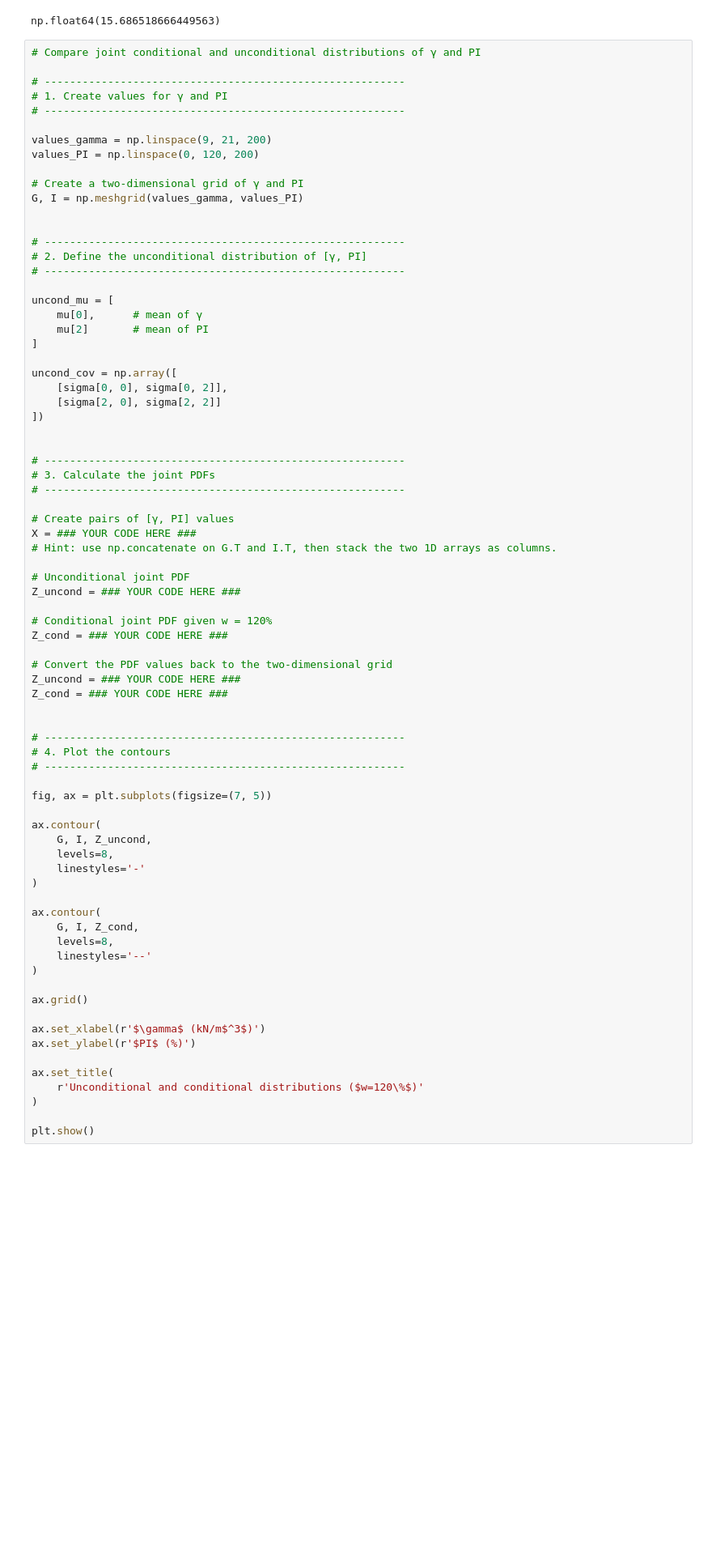
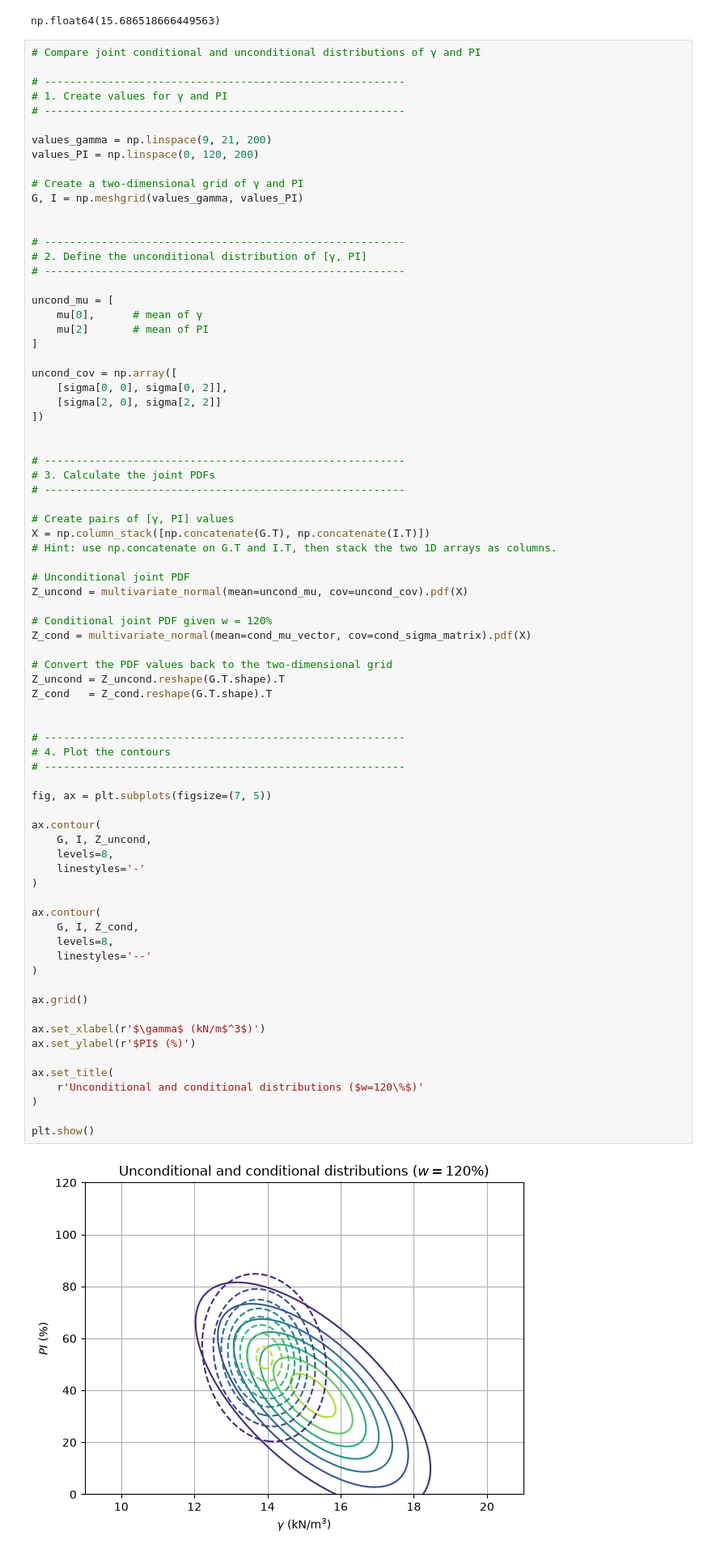
Before and after one commit to candicehabay11/GA1.5, a Jupyter notebook: Gaussian_Soil.ipynb, the cells around one changed output. Shown at 81% size. Cells and saved outputs as stored; diff of their text form; blank space fills up the shorter version.

```diff
--- a/Gaussian_Soil.ipynb
+++ b/Gaussian_Soil.ipynb
@@ -579,47 +579,49 @@ uncond_cov = np.array([
 # ---------------------------------------------------------
 
 # Create pairs of [γ, PI] values
-X = ### YOUR CODE HERE ###
+X = np.column_stack([np.concatenate(G.T), np.concatenate(I.T)])
 # Hint: use np.concatenate on G.T and I.T, then stack the two 1D arrays as columns.
 
 # Unconditional joint PDF
-Z_uncond = ### YOUR CODE HERE ###
+Z_uncond = multivariate_normal(mean=uncond_mu, cov=uncond_cov).pdf(X)
 
 # Conditional joint PDF given w = 120%
-Z_cond = ### YOUR CODE HERE ###
+Z_cond = multivariate_normal(mean=cond_mu_vector, cov=cond_sigma_matrix).pdf(X)
 
 # Convert the PDF values back to the two-dimensional grid
-Z_uncond = ### YOUR CODE HERE ###
-Z_cond = ### YOUR CODE HERE ###
+Z_uncond = Z_uncond.reshape(G.T.shape).T
+Z_cond   = Z_cond.reshape(G.T.shape).T
 
 
 # ---------------------------------------------------------
 # 4. Plot the contours
 # ---------------------------------------------------------
 
 fig, ax = plt.subplots(figsize=(7, 5))
 
 ax.contour(
     G, I, Z_uncond,
     levels=8,
     linestyles='-'
 )
 
 ax.contour(
     G, I, Z_cond,
     levels=8,
     linestyles='--'
 )
 
 ax.grid()
 
 ax.set_xlabel(r'$\gamma$ (kN/m$^3$)')
 ax.set_ylabel(r'$PI$ (%)')
 
 ax.set_title(
     r'Unconditional and conditional distributions ($w=120\%$)'
 )
 
 plt.show()
+# %% [output]
+[figure, added]
 # %% [markdown]
 > By Zheng Guan, Delft University of Technology. CC BY 4.0, more info [on the Credits page of Workbook](https://mude.citg.tudelft.nl/workbook-2026/credits.html).
```
